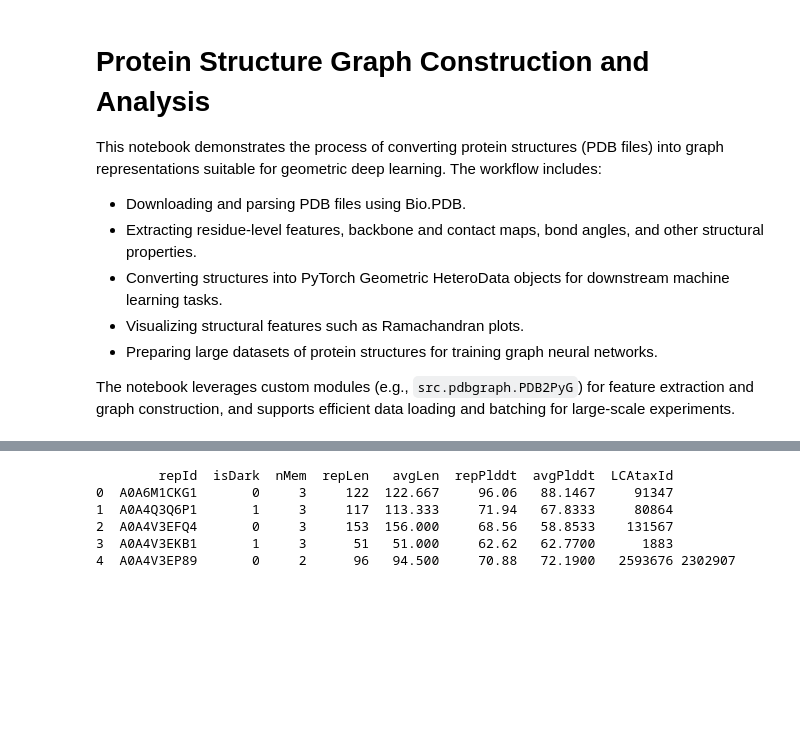
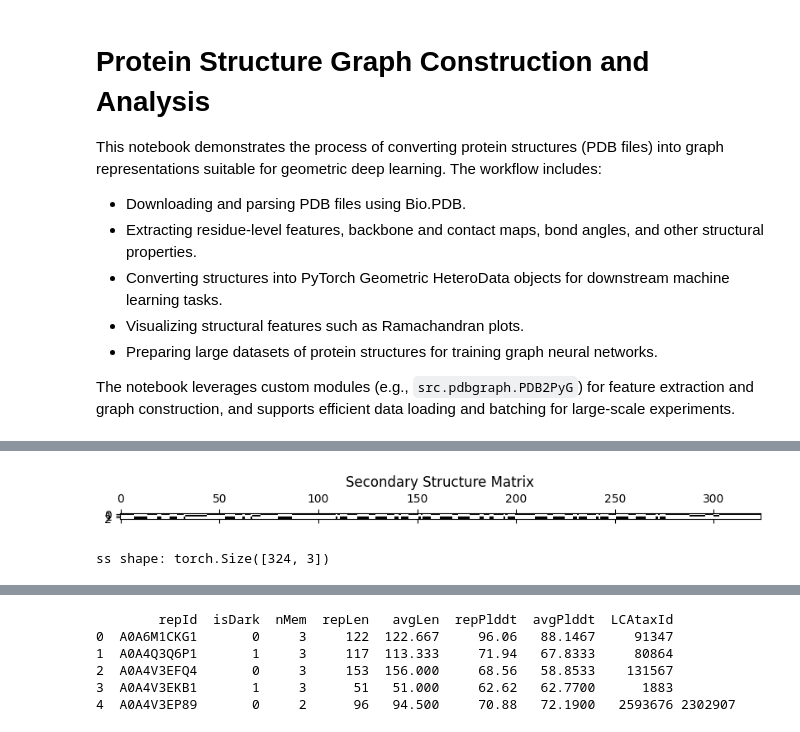
Before and after one commit to DessimozLab/foldtree2, a Jupyter notebook: foldtree2/notebooks/monomer_graph_trainingdata.ipynb, the cells around one changed output, grey strips where cells are left out. Drawn from its saved outputs; the diff is of its cells as text; code cells hidden in the pictures; blank space fills up the shorter version.

```diff
--- a/foldtree2/notebooks/monomer_graph_trainingdata.ipynb
+++ b/foldtree2/notebooks/monomer_graph_trainingdata.ipynb
@@ -112,3 +243,13 @@ df:     single_letter_code  Phi_Angle  Psi_Angle  Omega_Angle     0     1     2
+# %%
+plt.figure( figsize=(10,10) )
+plt.title('Secondary Structure Matrix')
+
+plt.spy(ss.T)
+plt.show()
+print('ss shape:', ss.shape)
+# %% [output]
+[figure, added]
+ss shape: torch.Size([324, 3])
 # %%
 #plot ramachandran
 import matplotlib.pyplot as plt
```
Also changed, not shown: parts of 11 cells of this notebook, 7 other files.
